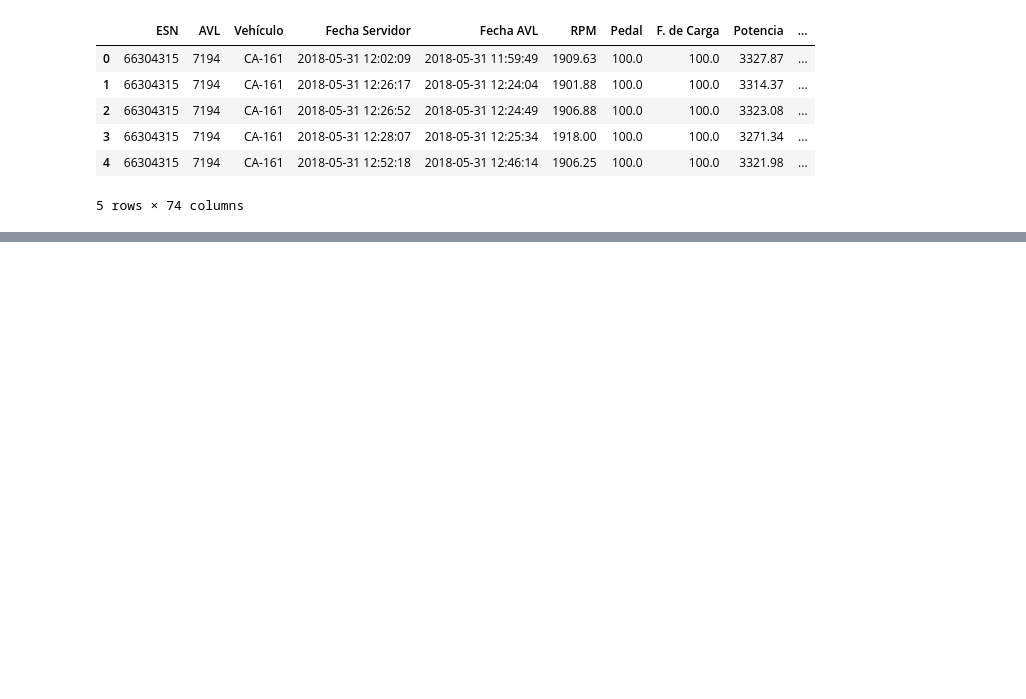
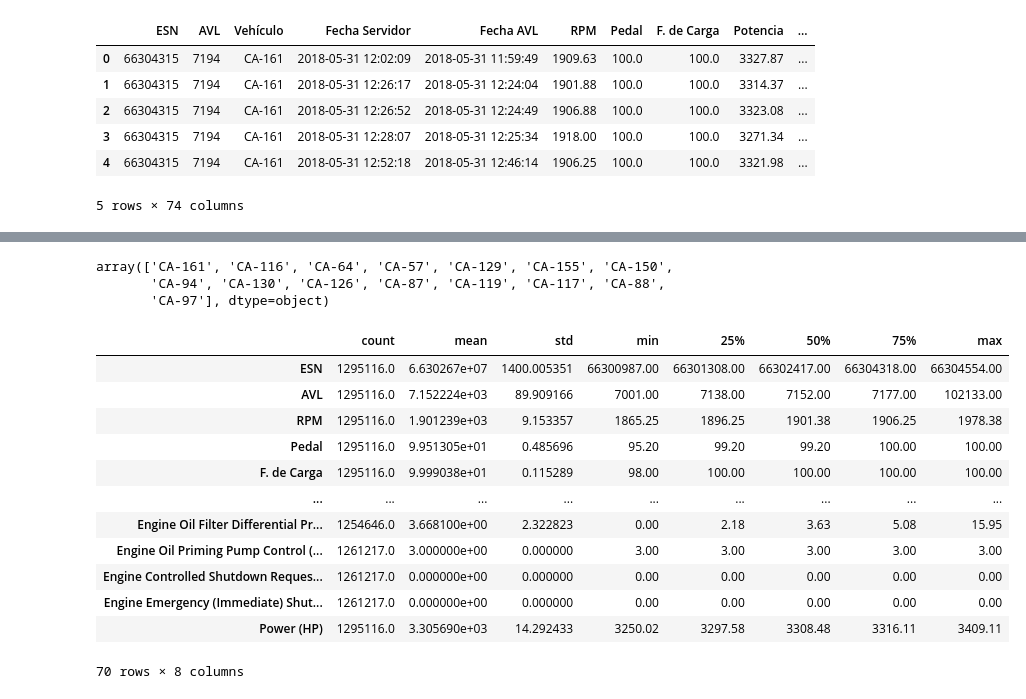
Before and after one commit to ddiazal/PredictiveMaintenance, a Jupyter notebook: filtersAnalysis.ipynb, the cells around one changed output, grey strips where cells are left out. Cells and saved outputs as stored; diff of their text form; code cells hidden in the pictures; blank space fills up the shorter version.

```diff
--- a/filtersAnalysis.ipynb
+++ b/filtersAnalysis.ipynb
@@ -24,0 +45,22 @@ filt_df.head()
+# %%
+filt_df["Vehículo"].unique()
+# %% [output]
+array(['CA-161', 'CA-116', 'CA-64', 'CA-57', 'CA-129', 'CA-155', 'CA-150',
+       'CA-94', 'CA-130', 'CA-126', 'CA-87', 'CA-119', 'CA-117', 'CA-88',
+       'CA-97'], dtype=object)
+# %%
+filt_df.describe().transpose()
+# %% [output]
+|  | count | mean | std | min | 25% | 50% | 75% | max |
+| ESN | 1295116.0 | 6.630267e+07 | 1400.005351 | 66300987.00 | 66301308.00 | 66302417.00 | 66304318.00 | 66304554.00 |
+| AVL | 1295116.0 | 7.152224e+03 | 89.909166 | 7001.00 | 7138.00 | 7152.00 | 7177.00 | 102133.00 |
+| RPM | 1295116.0 | 1.901239e+03 | 9.153357 | 1865.25 | 1896.25 | 1901.38 | 1906.25 | 1978.38 |
+| Pedal | 1295116.0 | 9.951305e+01 | 0.485696 | 95.20 | 99.20 | 99.20 | 100.00 | 100.00 |
+| F. de Carga | 1295116.0 | 9.999038e+01 | 0.115289 | 98.00 | 100.00 | 100.00 | 100.00 | 100.00 |
+| ... | ... | ... | ... | ... | ... | ... | ... | ... |
+| Engine Oil Filter Differential Pr... | 1254646.0 | 3.668100e+00 | 2.322823 | 0.00 | 2.18 | 3.63 | 5.08 | 15.95 |
+| Engine Oil Priming Pump Control (... | 1261217.0 | 3.000000e+00 | 0.000000 | 3.00 | 3.00 | 3.00 | 3.00 | 3.00 |
+| Engine Controlled Shutdown Reques... | 1261217.0 | 0.000000e+00 | 0.000000 | 0.00 | 0.00 | 0.00 | 0.00 | 0.00 |
+| Engine Emergency (Immediate) Shut... | 1261217.0 | 0.000000e+00 | 0.000000 | 0.00 | 0.00 | 0.00 | 0.00 | 0.00 |
+| Power (HP) | 1295116.0 | 3.305690e+03 | 14.292433 | 3250.02 | 3297.58 | 3308.48 | 3316.11 | 3409.11 |
+70 rows × 8 columns
```
Also changed, not shown: parts of 2 cells of this notebook.
